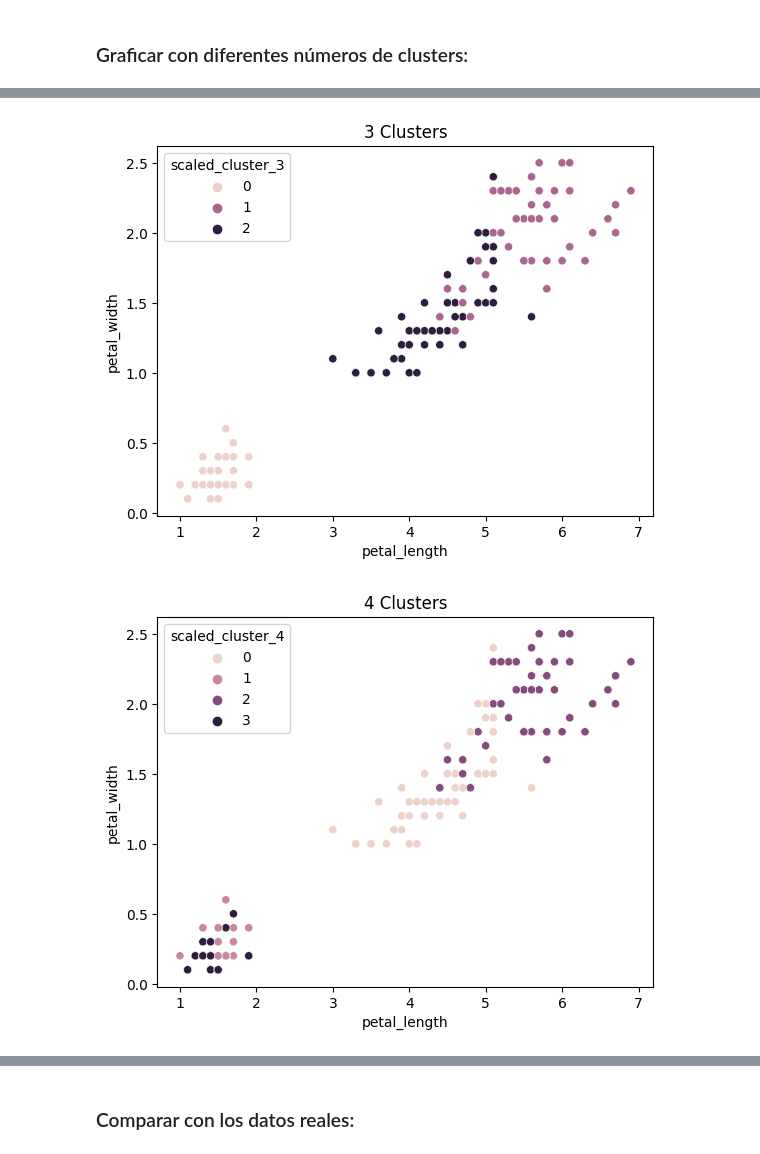
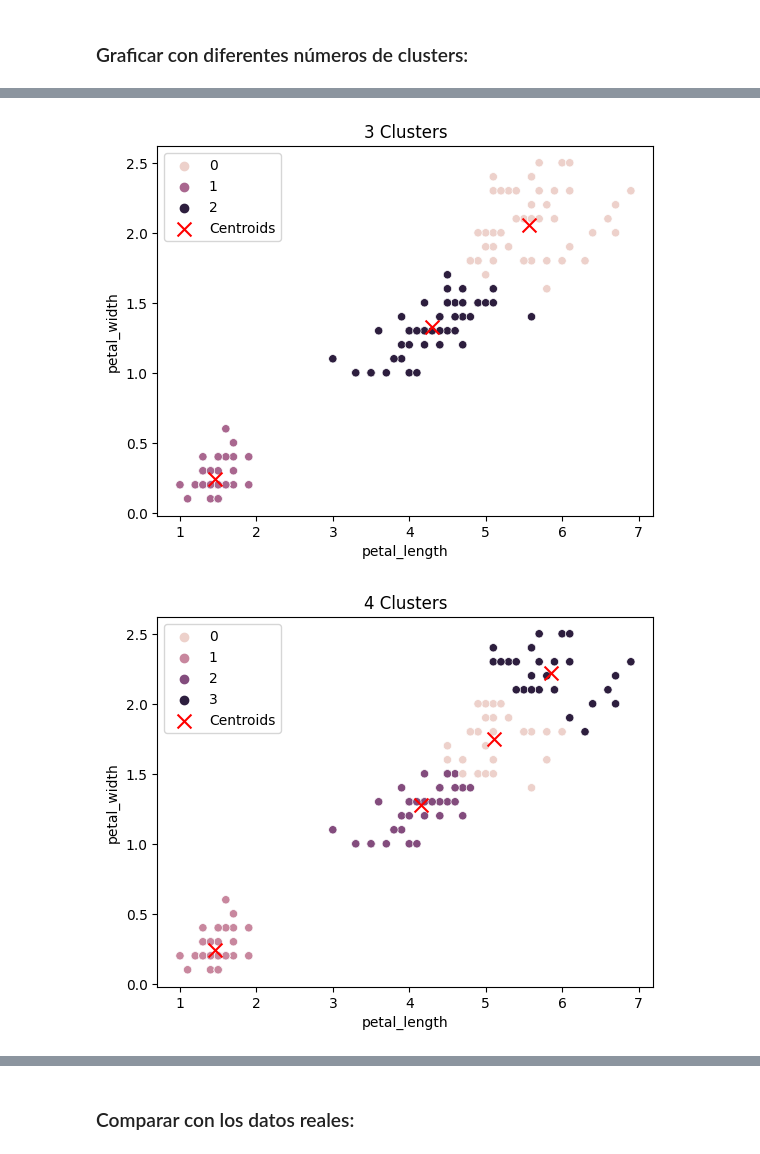
Before and after one commit to EstebanAG1005/HT-4.-Clustering, a Jupyter notebook: Lab4.ipynb, the cells around one changed output, grey strips where cells are left out. Saved outputs shown, nothing was run; the diff lists cells and outputs as text; code cells hidden in the pictures.

```diff
--- a/Lab4.ipynb
+++ b/Lab4.ipynb
@@ -49,7 +70,8 @@ plt.show()
 # %%
+# Utilizar el método del "codo" para determinar el número ideal de clusters
 inertia = []
 for i in range(1, 11):
-    kmeans = KMeans(n_clusters=i)
+    kmeans = KMeans(n_clusters=i, n_init=10)
     kmeans.fit(scaled_data)
     inertia.append(kmeans.inertia_)
 
@@ -65,11 +87,26 @@ plt.show()
 # %%
+# Graficar con diferentes números de clusters
 for clusters in [2, 3, 4, 5]:
-    kmeans = KMeans(n_clusters=clusters)
+    kmeans = KMeans(n_clusters=clusters, n_init=10)
     data[f"scaled_cluster_{clusters}"] = kmeans.fit_predict(scaled_data)
+
+    centroids = kmeans.cluster_centers_  # Obtener los centroides
+    centroids = scaler.inverse_transform(
+        centroids
+    )
 
     sns.scatterplot(
         data=data, x="sepal_length", y="sepal_width", hue=f"scaled_cluster_{clusters}"
     )
+    plt.scatter(
+        centroids[:, 0],
+        centroids[:, 1],
+        marker="x",
+        s=100,
+        c="red",
+        label="Centroids",
+    )
     plt.title(f"{clusters} Clusters")
+    plt.legend()
     plt.show()
 # %% [output]
@@ -176,9 +256,10 @@ plt.show()
 # %% [markdown]
 ### Utilizar el método del "codo" para determinar el número ideal de clusters:
 # %%
+# Utilizar el método del "codo" para determinar el número ideal de clusters
 inertia = []
 for i in range(1, 11):
-    kmeans = KMeans(n_clusters=i)
+    kmeans = KMeans(n_clusters=i, n_init=10)
     kmeans.fit(scaled_data)
     inertia.append(kmeans.inertia_)
 
@@ -192,13 +273,27 @@ plt.show()
 # %% [markdown]
 ### Graficar con diferentes números de clusters:
 # %%
+# Graficar con diferentes números de clusters
 for clusters in [2, 3, 4, 5]:
-    kmeans = KMeans(n_clusters=clusters)
-    data[f"scaled_cluster_{clusters}"] = kmeans.fit_predict(scaled_data)
+    kmeans = KMeans(n_clusters=clusters, n_init=10)
+    cluster_labels = kmeans.fit_predict(scaled_data)
 
+    centroids = kmeans.cluster_centers_  # Get the centroids on the scaled data
+    centroids = scaler.inverse_transform(centroids)  # Transform the centroids to the unscaled space
+
+    data[f"scaled_cluster_{clusters}"] = cluster_labels
     sns.scatterplot(
         data=data, x="petal_length", y="petal_width", hue=f"scaled_cluster_{clusters}"
     )
+    plt.scatter(
+        centroids[:, 0],
+        centroids[:, 1],
+        marker="x",
+        s=100,
+        c="red",
+        label="Centroids",
+    )
     plt.title(f"{clusters} Clusters")
+    plt.legend()
     plt.show()
 # %% [output]
@@ -206,2 +301,2 @@ for clusters in [2, 3, 4, 5]:
-[figure, old version]
+[figure, new version]
-[figure, old version]
+[figure, new version]
```
Also changed, not shown: parts of 30 cells of this notebook, 1 other file.
